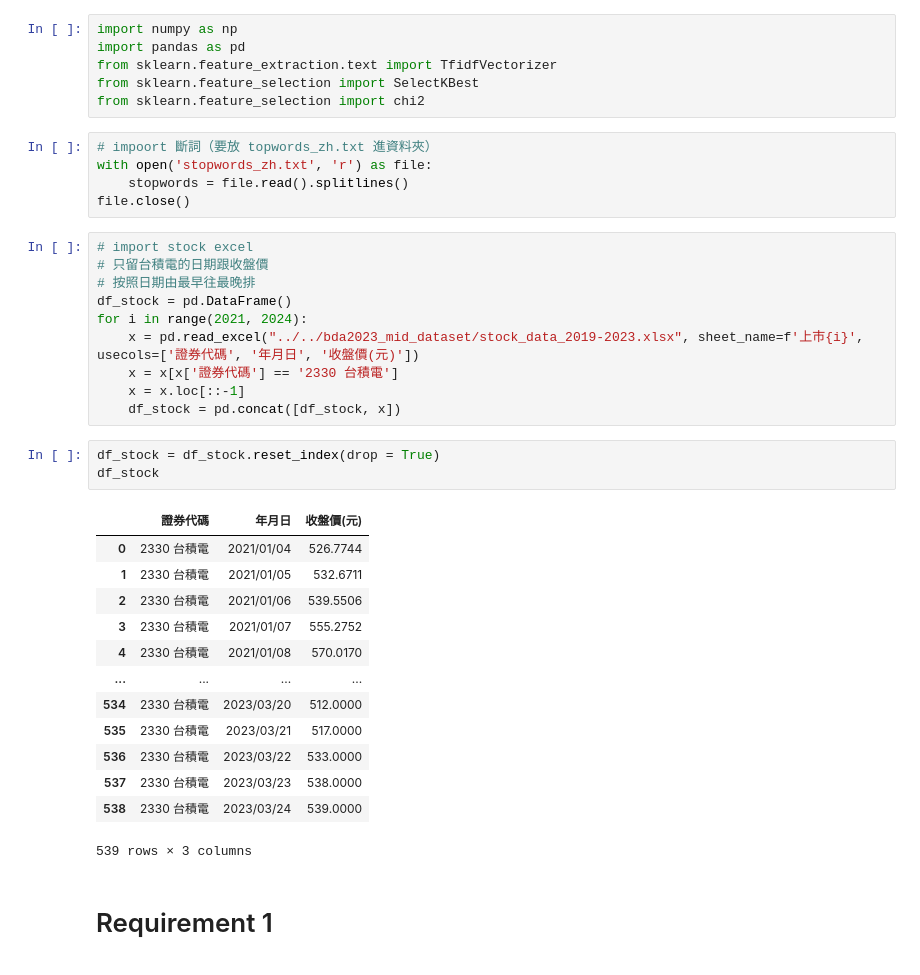
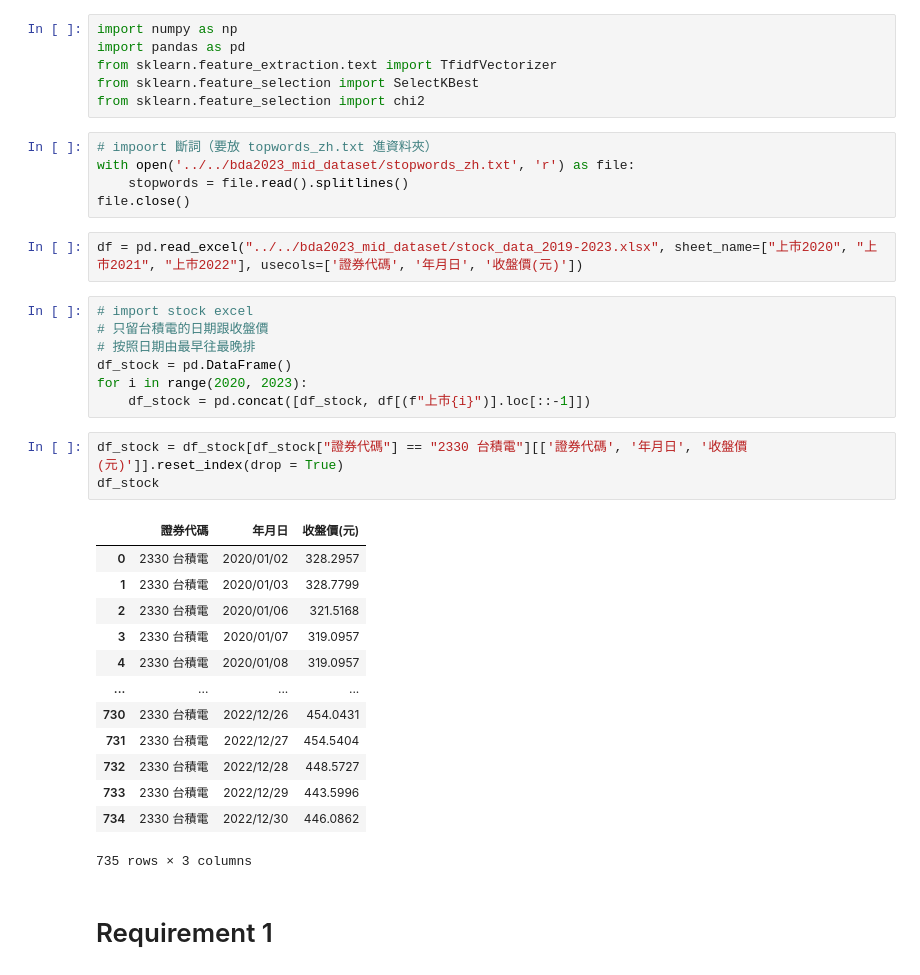
Before and after one commit to Juliecys/2023_BDA, a Jupyter notebook: personal_workspace/Ryan/label_news_no_flat.ipynb, the cells around one changed output. Cells and saved outputs as stored; diff of their text form.

```diff
--- a/personal_workspace/Ryan/label_news_no_flat.ipynb
+++ b/personal_workspace/Ryan/label_news_no_flat.ipynb
@@ -6,36 +6,35 @@ from sklearn.feature_selection import SelectKBest
 from sklearn.feature_selection import chi2
 # %%
 # impoort 斷詞（要放 topwords_zh.txt 進資料夾）
-with open('stopwords_zh.txt', 'r') as file:
+with open('../../bda2023_mid_dataset/stopwords_zh.txt', 'r') as file:
     stopwords = file.read().splitlines()
 file.close()
+# %%
+df = pd.read_excel("../../bda2023_mid_dataset/stock_data_2019-2023.xlsx", sheet_name=["上市2020", "上市2021", "上市2022"], usecols=['證券代碼', '年月日', '收盤價(元)'])
 # %%
 # import stock excel
 # 只留台積電的日期跟收盤價
 # 按照日期由最早往最晚排
 df_stock = pd.DataFrame()
-for i in range(2021, 2024):
-    x = pd.read_excel("../../bda2023_mid_dataset/stock_data_2019-2023.xlsx", sheet_name=f'上市{i}', usecols=['證券代碼', '年月日', '收盤價(元)'])
-    x = x[x['證券代碼'] == '2330 台積電']
-    x = x.loc[::-1]
-    df_stock = pd.concat([df_stock, x])
+for i in range(2020, 2023):
+    df_stock = pd.concat([df_stock, df[(f"上市{i}")].loc[::-1]])
 # %%
-df_stock = df_stock.reset_index(drop = True)
+df_stock = df_stock[df_stock["證券代碼"] == "2330 台積電"][['證券代碼', '年月日', '收盤價(元)']].reset_index(drop = True)
 df_stock
 # %% [output]
 |  | 證券代碼 | 年月日 | 收盤價(元) |
-| 0 | 2330 台積電 | 2021/01/04 | 526.7744 |
-| 1 | 2330 台積電 | 2021/01/05 | 532.6711 |
-| 2 | 2330 台積電 | 2021/01/06 | 539.5506 |
-| 3 | 2330 台積電 | 2021/01/07 | 555.2752 |
-| 4 | 2330 台積電 | 2021/01/08 | 570.0170 |
+| 0 | 2330 台積電 | 2020/01/02 | 328.2957 |
+| 1 | 2330 台積電 | 2020/01/03 | 328.7799 |
+| 2 | 2330 台積電 | 2020/01/06 | 321.5168 |
+| 3 | 2330 台積電 | 2020/01/07 | 319.0957 |
+| 4 | 2330 台積電 | 2020/01/08 | 319.0957 |
 | ... | ... | ... | ... |
-| 534 | 2330 台積電 | 2023/03/20 | 512.0000 |
-| 535 | 2330 台積電 | 2023/03/21 | 517.0000 |
-| 536 | 2330 台積電 | 2023/03/22 | 533.0000 |
-| 537 | 2330 台積電 | 2023/03/23 | 538.0000 |
-| 538 | 2330 台積電 | 2023/03/24 | 539.0000 |
+| 730 | 2330 台積電 | 2022/12/26 | 454.0431 |
+| 731 | 2330 台積電 | 2022/12/27 | 454.5404 |
+| 732 | 2330 台積電 | 2022/12/28 | 448.5727 |
+| 733 | 2330 台積電 | 2022/12/29 | 443.5996 |
+| 734 | 2330 台積電 | 2022/12/30 | 446.0862 |
-539 rows × 3 columns
+735 rows × 3 columns
 # %% [markdown]
 # Requirement 1
 # %%
```
Also changed, not shown: parts of 37 cells of this notebook, 8 other files.
